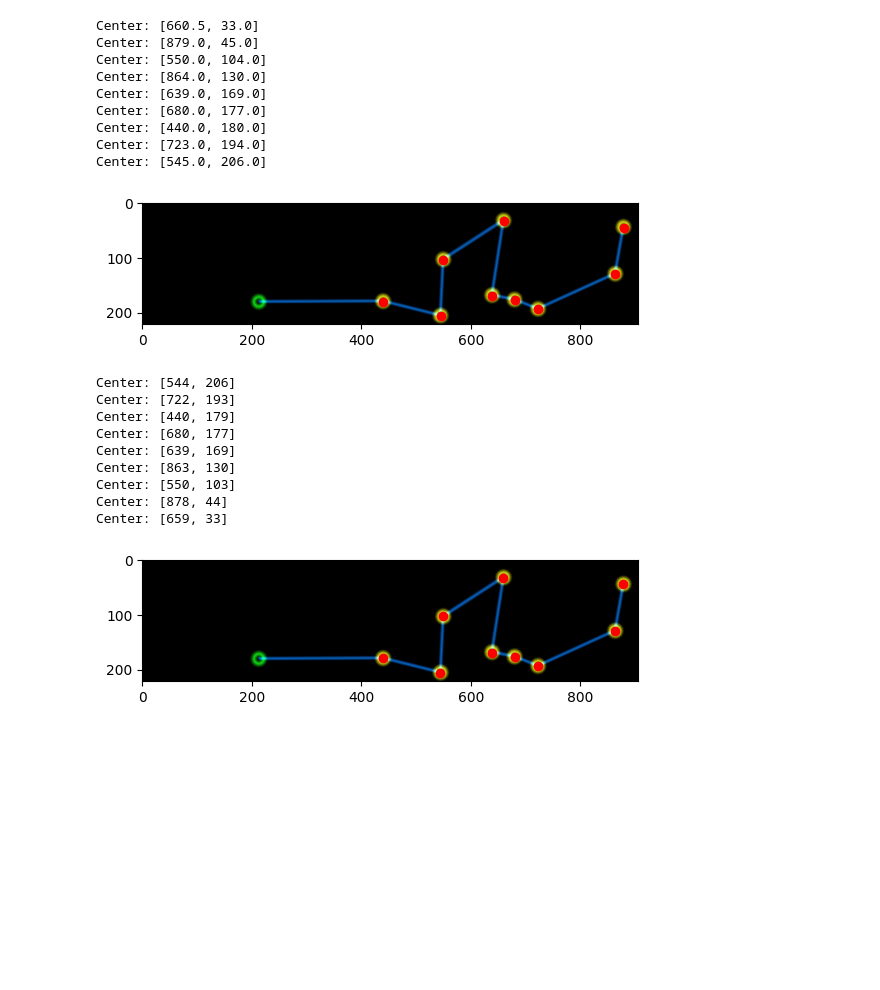
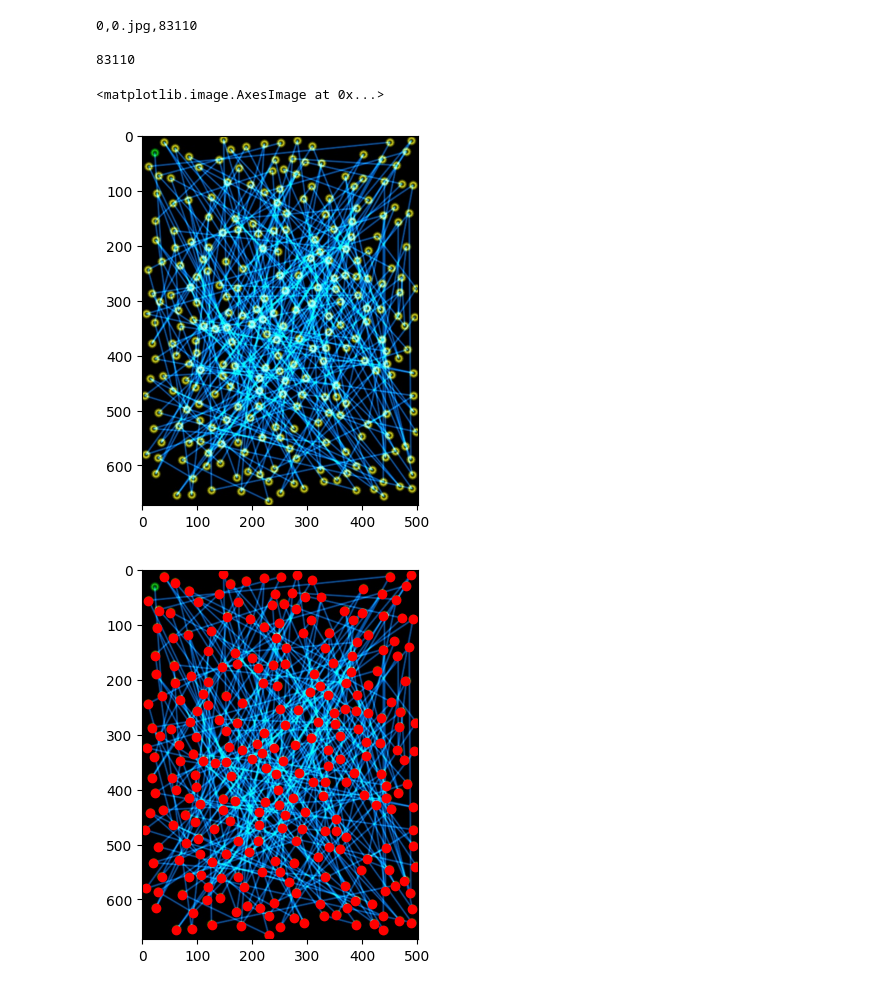
Before and after one commit to maximedrouhin/AI-Lab_Traveling-Salesman-Problem, a Jupyter notebook: algorithmic_solution.ipynb, the cells around one changed output. Cells and saved outputs as stored; diff of their text form; code cells hidden in the pictures; blank space fills up the shorter version.

```diff
--- a/algorithmic_solution.ipynb
+++ b/algorithmic_solution.ipynb
@@ -160,25 +4,0 @@ def get_yellow_circles_my1(image):
-# %%
-if False:
-    # Example usage
-    img = mpimg.imread(f'tsp-cv/{pic_num}.jpg')
-    yellow_circles = get_yellow_circles_my1(img)
-
-    # Print the properties of detected yellow circles
-    for pos in yellow_circles:
-        print(f"Center: {pos}")
-
-    # Plot the detected yellow circles
-    plt.imshow(img)
-    for pos in yellow_circles:
-        plt.plot(pos[0], pos[1], 'ro')
-# %% [output]
-Center: [660.5, 33.0]
-Center: [879.0, 45.0]
-Center: [550.0, 104.0]
-Center: [864.0, 130.0]
-Center: [639.0, 169.0]
-Center: [680.0, 177.0]
-Center: [440.0, 180.0]
-Center: [723.0, 194.0]
-Center: [545.0, 206.0]
-[figure, removed]
@@ -216,25 +5,20 @@ def get_yellow_circles_cv2(image):
-# %%
-if True:
-    # Example usage
-    img = mpimg.imread(f'tsp-cv/{pic_num}.jpg')
-    yellow_circles = get_yellow_circles_cv2(img)
-
-    # Print the properties of detected yellow circles
-    for pos in yellow_circles:
-        print(f"Center: {pos}")
-
-    #Plot the detected yellow circles
-    plt.imshow(img)
-    for pos in yellow_circles:
-        plt.plot(pos[0], pos[1], 'ro')
-# %% [output]
-Center: [544, 206]
-Center: [722, 193]
-Center: [440, 179]
-Center: [680, 177]
-Center: [639, 169]
-Center: [863, 130]
-Center: [550, 103]
-Center: [878, 44]
-Center: [659, 33]
-[figure, removed]
+# %%
+pic_num = 0
+
+image = mpimg.imread(f'tsp-cv/{pic_num}.jpg')
+
+with open('tsp-cv/train.csv') as f:
+    for i, line in enumerate(f):
+        if i == pic_num+1:
+            print(line)
+            true_lenght = int(line.split(',')[2])
+            break
+
+print(true_lenght)
+plt.imshow(image)
+# %% [output]
+0,0.jpg,83110
+
+83110
+<matplotlib.image.AxesImage at 0x...>
+[figure, added]
@@ -240,0 +33,10 @@ Center: [659, 33]
+# %%
+#detect the circles
+
+detected_positions = list(circle_detecter_function(image))
+
+plt.imshow(image)
+for p in detected_positions:
+    plt.plot(p[0], p[1], 'ro')
+# %% [output]
+[figure, added]
```
Also changed, not shown: parts of 12 cells of this notebook, 1 other file.
